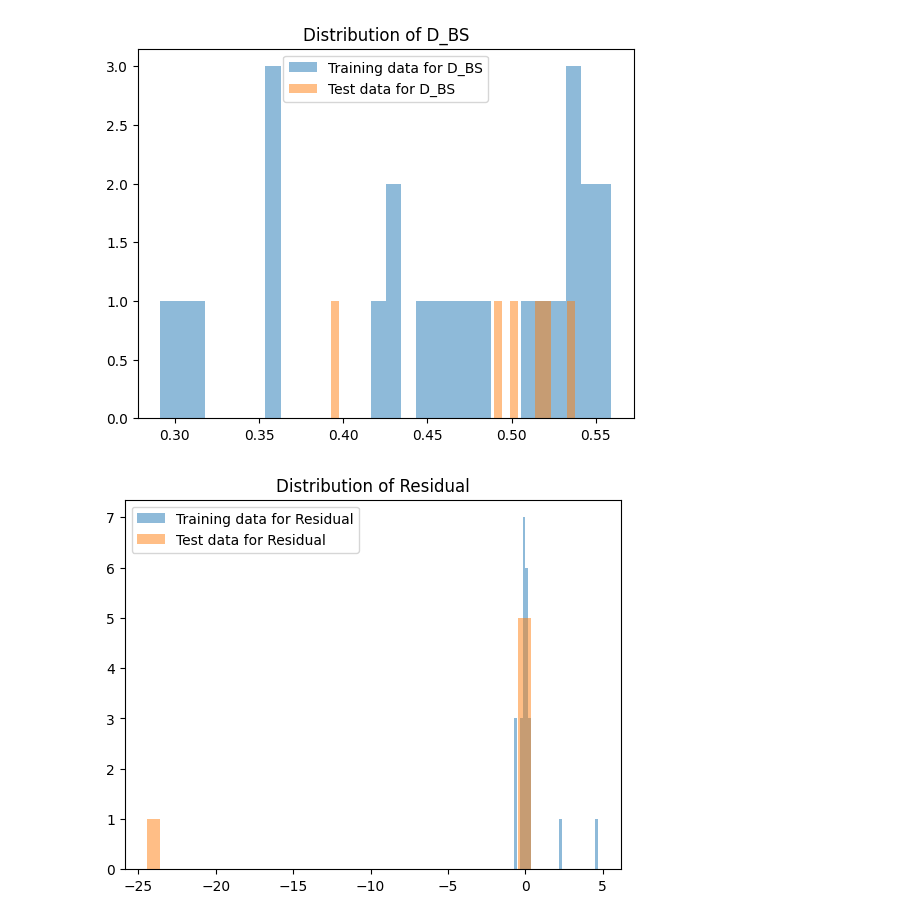
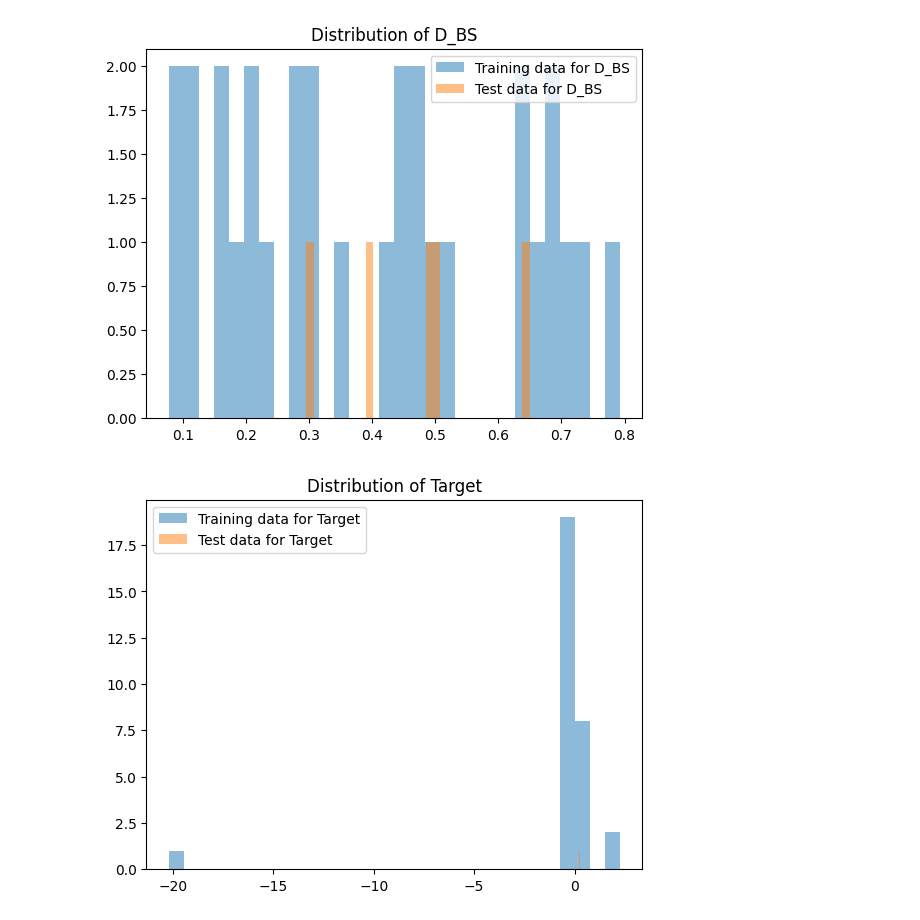
Before and after one commit to Thomas101Shen/Dynamic_hedging, a Jupyter notebook: FNN_residuals.ipynb, the cells around one changed output. Cells and saved outputs as stored; diff of their text form; code cells hidden in the pictures.

Commit message:
Update FNN_residuals.ipynb
csv downloaded from url

```diff
--- a/FNN_residuals.ipynb
+++ b/FNN_residuals.ipynb
@@ -11,16 +11,25 @@ from sklearn.model_selection import train_test_split
 from sklearn.preprocessing import MinMaxScaler
 
 %matplotlib inline
+# %%
+#csv_file = './Option_SPX.csv'
+#data = pd.read_csv(csv_file)
+
+url = 'https://raw.githubusercontent.com/Thomas101Shen/Dynamic_hedging/refs/heads/main/Option_SPX.csv'
+data = pd.read_csv(url)
 # %%
-csv_file = './SPX_Options.csv'
-data = pd.read_csv(csv_file)
 print(data.shape)
 data.dropna(inplace=True)
 print(data.shape)
 print(data.head())
 
-X = data[['Moneyness', 'TTM', 'D_BS']].iloc[0:30]
-y = data[['Delta Residual']].rename(columns={'Delta Residual': 'Residual'}).iloc[0:30]
+feature_cols = ['Moneyness', 'TTM', 'D_BS']
 
-print(f'\n\nFeatures:\n {X.describe()} \n\n\n Test data:\n {y.describe()}')
+X_train = data[feature_cols].iloc[0:30]
+y_train = data['Target'].iloc[0:30]
+
+X_test = data[feature_cols].iloc[30:35]
+y_test = data['Target'].iloc[30:35]
+
+print(f'\n\nFeatures:\n {X_train.describe()} \n test features: \n { X_test.describe()} \n\n Training target var data:\n {y_train.describe()}\n test target var data: {y_test.describe()}')
 # %% [output]
@@ -98,2 +68,2 @@ dtype: float64
 # %%
-X_train, X_test, y_train, y_test = train_test_split(X, y, test_size=0.2, random_state=42, shuffle=True)
+# X_train, X_test, y_train, y_test = train_test_split(X, y, test_size=0.2, random_state=42, shuffle=True)
@@ -110,5 +90,9 @@ def plot_train_test(train, test):
 # %%
 plot_train_test(X_train, X_test)
 print("\n\n\n\n\n\n")
+
+
+y_train = pd.DataFrame(y_train)
+y_test = pd.DataFrame(y_test)
 plot_train_test(y_train, y_test)
 # %% [output]
@@ -117,5 +101,5 @@ plot_train_test(y_train, y_test)
-[figure, old version]
+[figure, new version]
-[figure, old version]
+[figure, new version]
 # %%
 scaler = MinMaxScaler()
 
```
Also changed, not shown: parts of 9 cells of this notebook.
